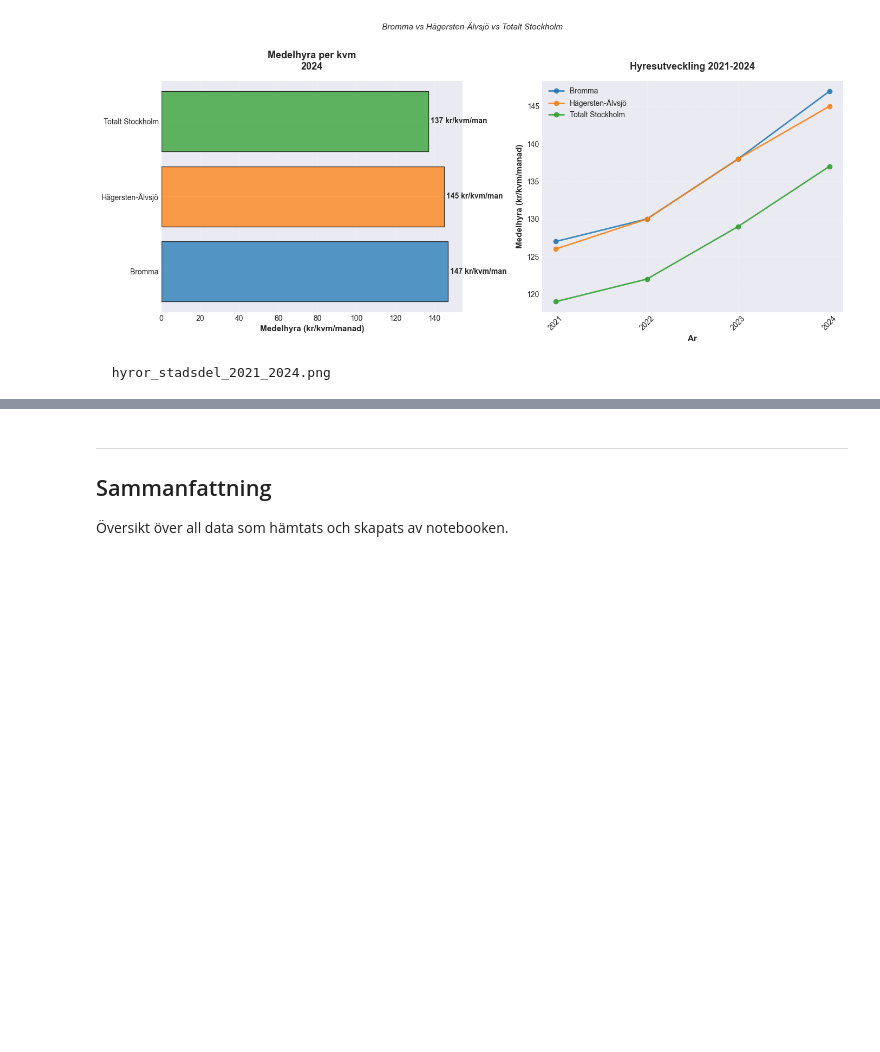
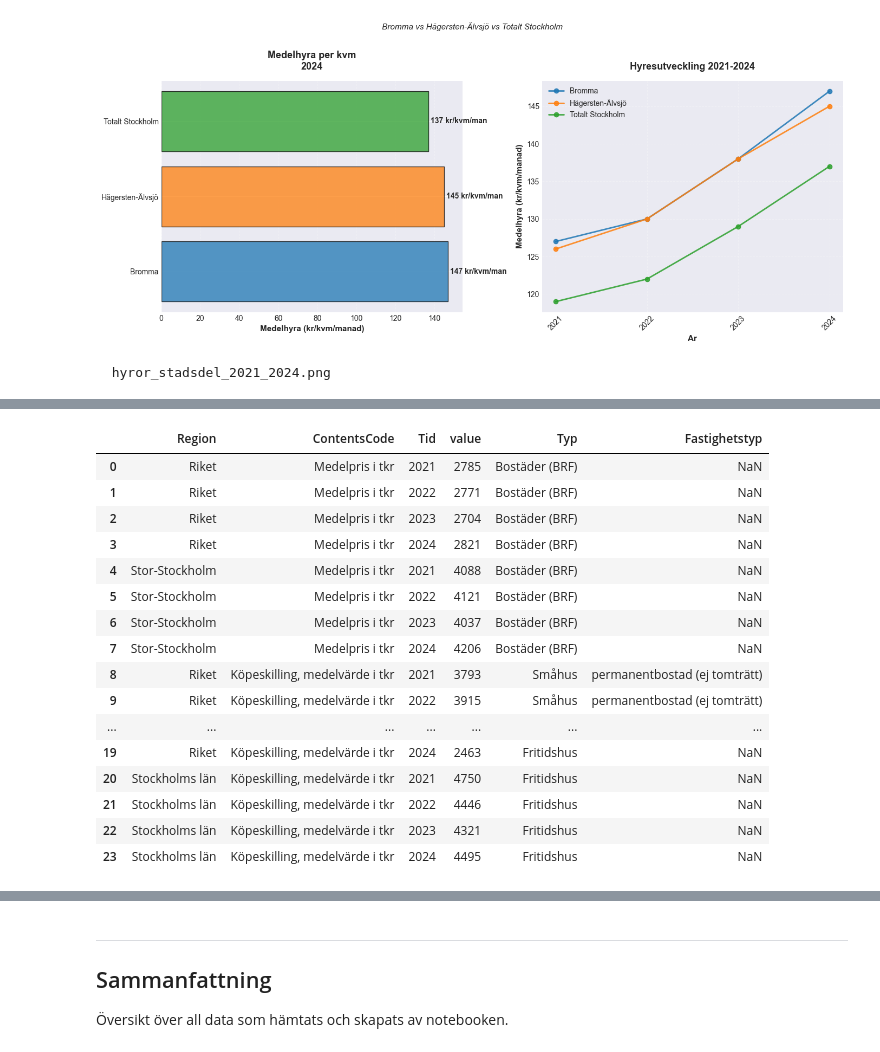
Before and after one commit to cactus-commits/UrbanPulse, a Jupyter notebook: EDA/christoffer_eda_scb_api_test.ipynb, the cells around one changed output, grey strips where cells are left out. Saved outputs shown, nothing was run; the diff lists cells and outputs as text; code cells hidden in the pictures; blank space fills up the shorter version.

```diff
--- a/EDA/christoffer_eda_scb_api_test.ipynb
+++ b/EDA/christoffer_eda_scb_api_test.ipynb
@@ -1885,0 +1906,80 @@ print(f"  hyror_stadsdel_{ar_hyra_label}.png")
+# %%
+# ======================================================================
+# BOSTADSPRISUTVECKLING - Hämta data
+# ======================================================================
+# Tre separata POST-anrop mot SCB:s fastighetsprisstatistik.
+# Samma API-endpoint som hyrestabellen (api.scb.se).
+# Alla tre tabeller returnerar medelpris i tkr per år.
+
+print("Hämtar bostadsprisutveckling...")
+
+BASE_URL_PRIS = "https://api.scb.se/OV0104/v1/doris/sv/ssd"
+
+# Filtrera mot AR-listan
+ar_pris = AR
+
+def hamta_prisdata(path, payload):
+    r = requests.post(f"{BASE_URL_PRIS}/{path}", json=payload, timeout=30)
+    r.raise_for_status()
+    data = r.json()
+    dims = data['id']
+    dim_vals = [list(data['dimension'][d]['category']['label'].values()) for d in dims]
+    df = pd.DataFrame(list(itertools.product(*dim_vals)), columns=dims)
+    df['value'] = data['value']
+    return df
+
+# ── Bostäder: Stor-Stockholm vs Riket ──────────────────────────
+df_pris_brf = hamta_prisdata(
+    "BO/BO0501/BO0501C/FastprisBRFRegionAr",
+    {
+        "query": [
+            {"code": "Region",       "selection": {"filter": "item", "values": ["00", "0010"]}},
+            {"code": "ContentsCode", "selection": {"filter": "item", "values": ["BO0501R7"]}},
+            {"code": "Tid",          "selection": {"filter": "item", "values": ar_pris}}
+        ],
+        "response": {"format": "json-stat2"}
+    }
+)
+df_pris_brf['Typ'] = 'Bostäder (BRF)'
+print(f"  Bostäder: {len(df_pris_brf)} rader")
+
+# ── Småhus (permanentbostad): Stockholm kommun vs Riket ─────────
+df_pris_smahus = hamta_prisdata(
+    "BO/BO0501/BO0501B/FastprisSHRegionAr",
+    {
+        "query": [
+            {"code": "Region",        "selection": {"filter": "item", "values": ["00", "0180"]}},
+            {"code": "Fastighetstyp", "selection": {"filter": "item", "values": ["220"]}},
+            {"code": "ContentsCode",  "selection": {"filter": "item", "values": ["BO0501C2"]}},
+            {"code": "Tid",           "selection": {"filter": "item", "values": ar_pris}}
+        ],
+        "response": {"format": "json-stat2"}
+    }
+)
+df_pris_smahus['Typ'] = 'Småhus'
+print(f"  Småhus: {len(df_pris_smahus)} rader")
+
+# ── Fritidshus: Stockholms län vs Riket ──────────────────────────
+df_pris_fritid = hamta_prisdata(
+    "BO/BO0501/BO0501B/FastprisFHRegAr",
+    {
+        "query": [
+            {"code": "Region",       "selection": {"filter": "item", "values": ["00", "RIKS1"]}},
+            {"code": "ContentsCode", "selection": {"filter": "item", "values": ["BO0501Q6"]}},
+            {"code": "Tid",          "selection": {"filter": "item", "values": ar_pris}}
+        ],
+        "response": {"format": "json-stat2"}
+    }
+)
+df_pris_fritid['Typ'] = 'Fritidshus'
+print(f"  Fritidshus: {len(df_pris_fritid)} rader")
+
+# Spara till CSV
+pris_ar_label = f"{ar_pris[0]}_{ar_pris[-1]}"
+pris_file = DATA_DIR / f"sverige_bostadspriser_{pris_ar_label}.csv"
+df_alla_priser = pd.concat([df_pris_brf, df_pris_smahus, df_pris_fritid], ignore_index=True)
+df_alla_priser.to_csv(pris_file, index=False, encoding='utf-8-sig')
+
+print(f"\n  {pris_file.name} ({len(df_alla_priser)} rader)")
+df_alla_priser
+# %% [output]
@@ -1885,0 +1992,17 @@ print(f"  hyror_stadsdel_{ar_hyra_label}.png")
+|  | Region | ContentsCode | Tid | value | Typ | Fastighetstyp |
+| 0 | Riket | Medelpris i tkr | 2021 | 2785 | Bostäder (BRF) | NaN |
+| 1 | Riket | Medelpris i tkr | 2022 | 2771 | Bostäder (BRF) | NaN |
+| 2 | Riket | Medelpris i tkr | 2023 | 2704 | Bostäder (BRF) | NaN |
+| 3 | Riket | Medelpris i tkr | 2024 | 2821 | Bostäder (BRF) | NaN |
+| 4 | Stor-Stockholm | Medelpris i tkr | 2021 | 4088 | Bostäder (BRF) | NaN |
+| 5 | Stor-Stockholm | Medelpris i tkr | 2022 | 4121 | Bostäder (BRF) | NaN |
+| 6 | Stor-Stockholm | Medelpris i tkr | 2023 | 4037 | Bostäder (BRF) | NaN |
+| 7 | Stor-Stockholm | Medelpris i tkr | 2024 | 4206 | Bostäder (BRF) | NaN |
+| 8 | Riket | Köpeskilling, medelvärde i tkr | 2021 | 3793 | Småhus | permanentbostad (ej tomträtt) |
+| 9 | Riket | Köpeskilling, medelvärde i tkr | 2022 | 3915 | Småhus | permanentbostad (ej tomträtt) |
+| ... | ... | ... | ... | ... | ... | ... |
+| 19 | Riket | Köpeskilling, medelvärde i tkr | 2024 | 2463 | Fritidshus | NaN |
+| 20 | Stockholms län | Köpeskilling, medelvärde i tkr | 2021 | 4750 | Fritidshus | NaN |
+| 21 | Stockholms län | Köpeskilling, medelvärde i tkr | 2022 | 4446 | Fritidshus | NaN |
+| 22 | Stockholms län | Köpeskilling, medelvärde i tkr | 2023 | 4321 | Fritidshus | NaN |
+| 23 | Stockholms län | Köpeskilling, medelvärde i tkr | 2024 | 4495 | Fritidshus | NaN |
```
Also changed, not shown: parts of 7 cells of this notebook, 3 other files.
